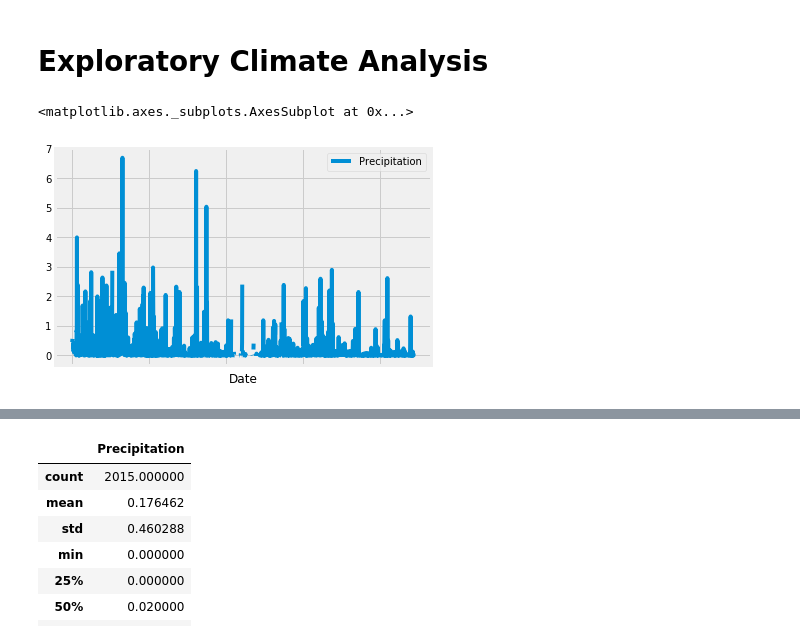
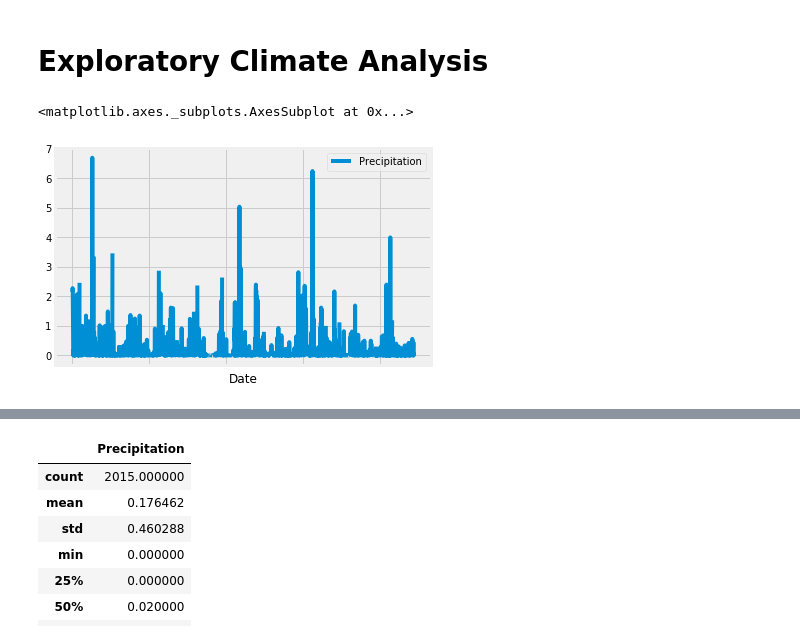
Before and after one commit to Ryanj535/surfanalysis, a Jupyter notebook: climate_analysis.ipynb, the cells around one changed output, grey strips where cells are left out. Saved outputs shown, nothing was run; the diff lists cells and outputs as text; code cells hidden in the pictures.

Commit message:
updating graphs

```diff
--- a/climate_analysis.ipynb
+++ b/climate_analysis.ipynb
@@ -50,26 +50,25 @@ tobs FLOAT
 # %%
 # Design a query to retrieve the last 12 months of precipitation data and plot the results
 # Calculate the date 1 year ago from the last data point in the database
 last_date = session.query(func.max(Measurement.date)).all()
 last_date_dt = dt.datetime.strptime(last_date[0][0], "%Y-%m-%d")
 first_date = last_date_dt - dt.timedelta(days=365)
 
 # Perform a query to retrieve the data and precipitation scores
-precipitation_data = session.query(Measurement.station, Measurement.date, Measurement.prcp).filter(Measurement.date > first_date).all()
+precipitation_data = session.query(Measurement.station, Measurement.date, Measurement.prcp).filter(Measurement.date >= first_date).all()
 
 # Save the query results as a Pandas DataFrame and set the index to the date column
 precipitation_df = pd.DataFrame(precipitation_data, columns=["Station","Date","Precipitation"])
 precipitation_df.set_index("Date", inplace=True)
-precipitation_df.head()
 
 # Sort the dataframe by date
-precipitation_df.sort_values("Date", ascending=True)
+precipitation_df = precipitation_df.sort_values("Date", ascending=True)
 
 # Use Pandas Plotting with Matplotlib to plot the data
-precipitation_df.iloc[::-1].plot()
+precipitation_df.plot()
 # %% [output]
 <matplotlib.axes._subplots.AxesSubplot at 0x...>
-[figure, old version]
+[figure, new version]
 # %% [markdown]
 ![precipitation](Images/precipitation.png)
 # %%
```
Also changed, not shown: parts of 1 cell of this notebook.
